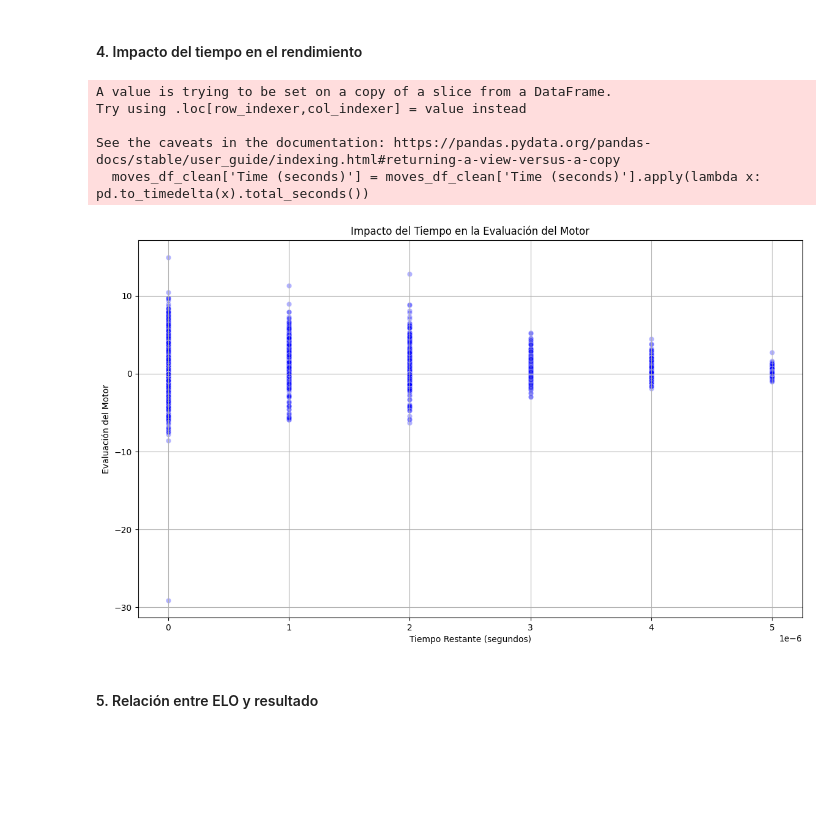
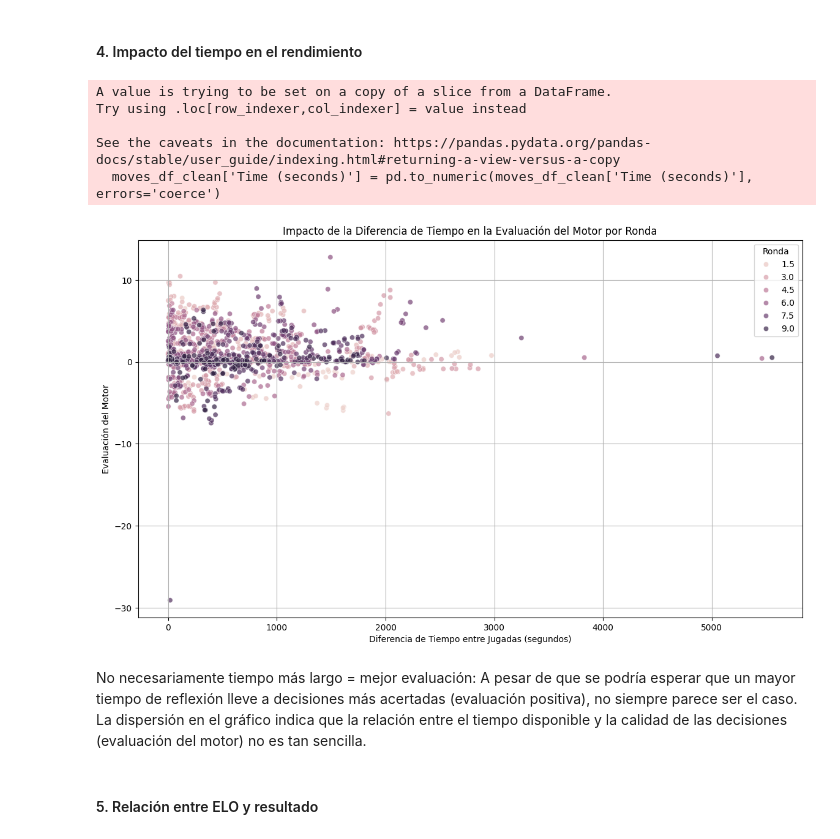
Before and after one commit to lunahernandez/ChessTournamentAnalysis, a Jupyter notebook: notebooks/Analysis_Jorge.ipynb, the cells around one changed output. Drawn from its saved outputs; the diff is of its cells as text; code cells hidden in the pictures; blank space fills up the shorter version.

Commit message:
graph 4 updated in Analysis_Jorge.ipynb

```diff
--- a/notebooks/Analysis_Jorge.ipynb
+++ b/notebooks/Analysis_Jorge.ipynb
@@ -100,34 +102,52 @@ engine_evaluation()
 # %% [markdown]
 #### 4. Impacto del tiempo en el rendimiento
 # %%
-# Función para graficar la evaluación en función del tiempo restante
-def time_impact():
+import pandas as pd
+import matplotlib.pyplot as plt
+import seaborn as sns
+
+# Función para graficar el impacto de la diferencia de tiempo en la evaluación
+def time_impact(moves_df):
     # Asegurarnos de que 'Time (seconds)' y 'Evaluation' no tengan valores nulos o incorrectos
     moves_df_clean = moves_df.dropna(subset=["Time (seconds)", "Evaluation"])
 
     # Convertir los valores de tiempo a segundos (si no están ya en ese formato)
-    moves_df_clean['Time (seconds)'] = moves_df_clean['Time (seconds)'].apply(lambda x: pd.to_timedelta(x).total_seconds())
+    moves_df_clean['Time (seconds)'] = pd.to_numeric(moves_df_clean['Time (seconds)'], errors='coerce')
 
-    # Graficar la dispersión de la evaluación en función del tiempo restante
+    # Filtrar solo los valores positivos de tiempo
+    moves_df_clean = moves_df_clean[moves_df_clean['Time (seconds)'] >= 0]
+
+    # Ordenar los datos por 'Round' y 'Move Number' para asegurar que estén en el orden correcto
+    moves_df_sorted = moves_df_clean.sort_values(by=['Round', 'Move Number'])
+
+    # Calcular la diferencia de tiempo entre jugada y jugada en la misma partida (usando 'Round' como identificador de partida)
+    moves_df_sorted['Time Difference'] = moves_df_sorted.groupby('Round')['Time (seconds)'].diff().fillna(0)
+
+    # Eliminar las diferencias negativas (si alguna se coló)
+    moves_df_sorted = moves_df_sorted[moves_df_sorted['Time Difference'] >= 0]
+
+    # Graficar la diferencia de tiempo en función de la evaluación
     plt.figure(figsize=(14, 8))
-    sns.scatterplot(data=moves_df_clean, x="Time (seconds)", y="Evaluation", alpha=0.3, color='b')
+    sns.scatterplot(data=moves_df_sorted, x="Time Difference", y="Evaluation", hue="Round", alpha=0.7)
 
     # Personalizar el gráfico
-    plt.title("Impacto del Tiempo en la Evaluación del Motor")
-    plt.xlabel("Tiempo Restante (segundos)")
+    plt.title("Impacto de la Diferencia de Tiempo en la Evaluación del Motor por Ronda")
+    plt.xlabel("Diferencia de Tiempo entre Jugadas (segundos)")
     plt.ylabel("Evaluación del Motor")
     plt.grid(True)
+    plt.legend(title="Ronda")
     plt.show()
 
-# Llamada a la función para mostrar el gráfico
-time_impact()
+time_impact(moves_df)
 # %% [output]
 A value is trying to be set on a copy of a slice from a DataFrame.
 Try using .loc[row_indexer,col_indexer] = value instead
 
 See the caveats in the documentation: https://pandas.pydata.org/pandas-docs/stable/user_guide/indexing.html#returning-a-view-versus-a-copy
-  moves_df_clean['Time (seconds)'] = moves_df_clean['Time (seconds)'].apply(lambda x: pd.to_timedelta(x).total_seconds())
+  moves_df_clean['Time (seconds)'] = pd.to_numeric(moves_df_clean['Time (seconds)'], errors='coerce')
-[figure, old version]
+[figure, new version]
+# %% [markdown]
+No necesariamente tiempo más largo = mejor evaluación: A pesar de que se podría esperar que un mayor tiempo de reflexión lleve a decisiones más acertadas (evaluación positiva), no siempre parece ser el caso. La dispersión en el gráfico indica que la relación entre el tiempo disponible y la calidad de las decisiones (evaluación del motor) no es tan sencilla.
 # %% [markdown]
 #### 5. Relación entre ELO y resultado
 # %%
```
Also changed, not shown: parts of 1 cell of this notebook, 1 other file.
